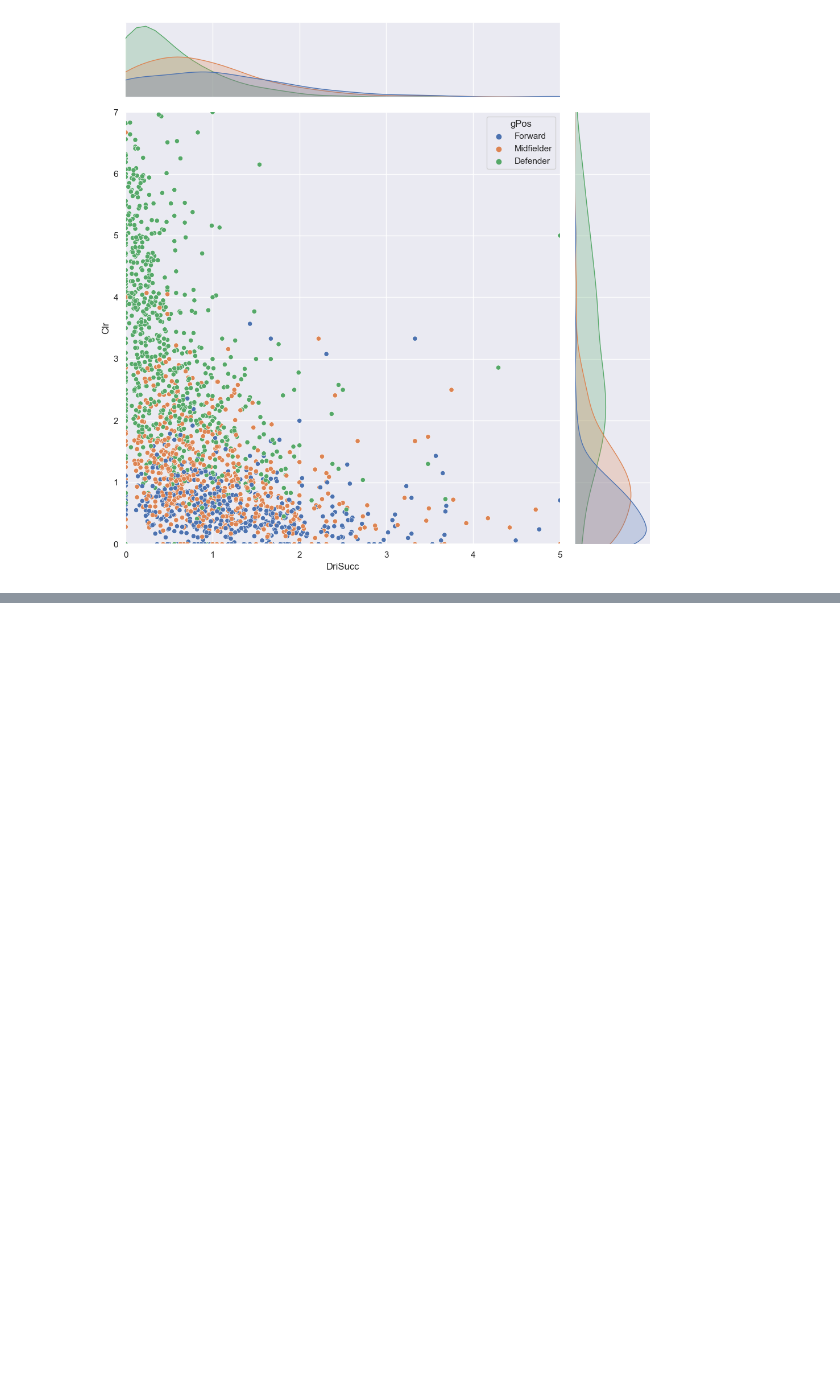
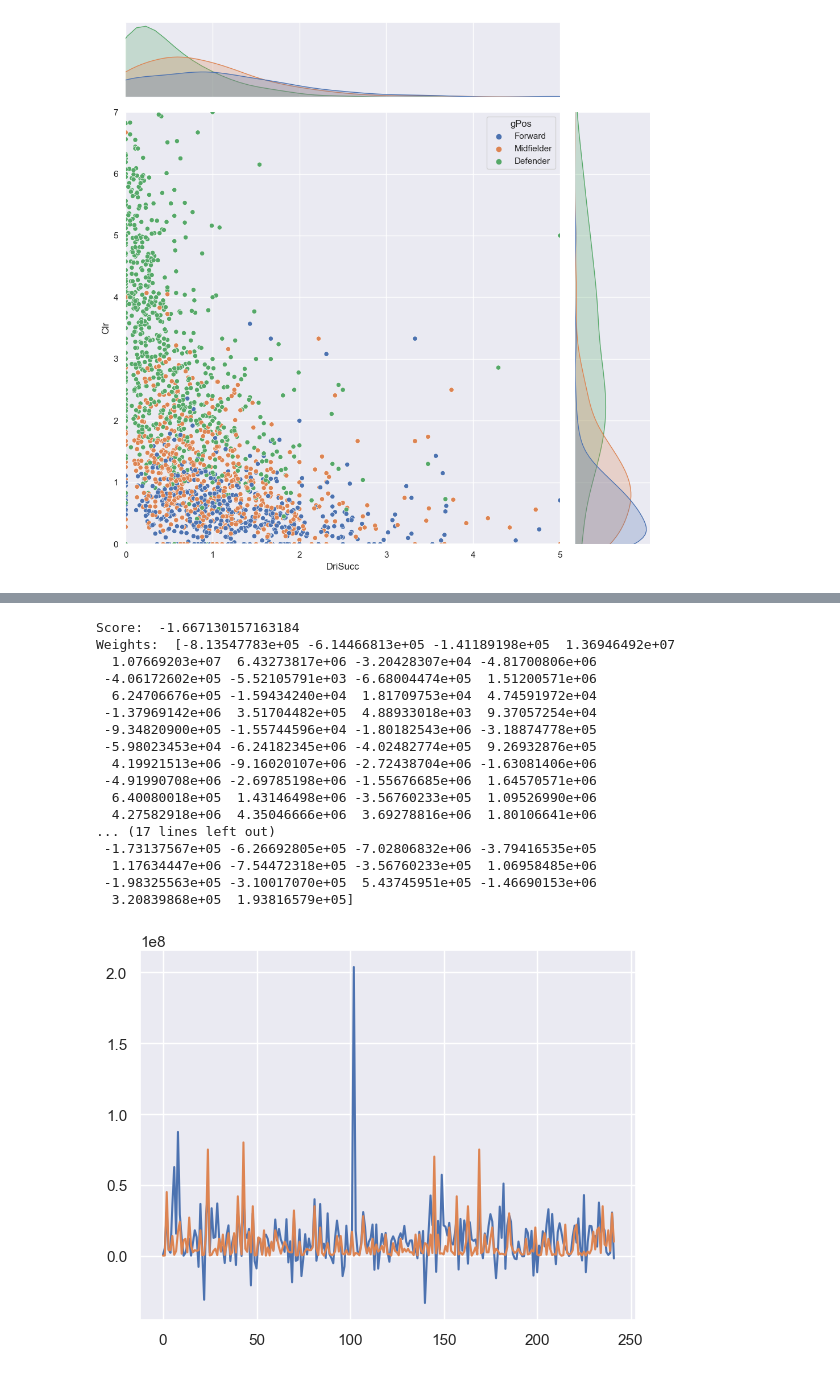
Before and after one commit to ludviglundgrens/SC1015_project, a Jupyter notebook: merge_data.ipynb, the cells around one changed output, grey strips where cells are left out. Drawn from its saved outputs; the diff is of its cells as text; code cells hidden in the pictures; blank space fills up the shorter version.

```diff
--- a/merge_data.ipynb
+++ b/merge_data.ipynb
@@ -158,0 +213,29 @@ sb.jointplot(data=noGK,
+# %%
+from sklearn import linear_model
+reg = linear_model.Ridge (alpha = .5)
+reg.fit(X_train, Y_train)
+print('Score: ', reg.score(X_test, Y_test))
+print('Weights: ', reg.coef_)
+
+plt.plot(reg.predict(X_test))
+plt.plot(Y_test)
+plt.show()
+# %% [output]
+Score:  -1.667130157163184
+Weights:  [-8.13547783e+05 -6.14466813e+05 -1.41189198e+05  1.36946492e+07
+  1.07669203e+07  6.43273817e+06 -3.20428307e+04 -4.81700806e+06
+ -4.06172602e+05 -5.52105791e+03 -6.68004474e+05  1.51200571e+06
+  6.24706676e+05 -1.59434240e+04  1.81709753e+04  4.74591972e+04
+ -1.37969142e+06  3.51704482e+05  4.88933018e+03  9.37057254e+04
+ -9.34820900e+05 -1.55744596e+04 -1.80182543e+06 -3.18874778e+05
+ -5.98023453e+04 -6.24182345e+06 -4.02482774e+05  9.26932876e+05
+  4.19921513e+06 -9.16020107e+06 -2.72438704e+06 -1.63081406e+06
+ -4.91990708e+06 -2.69785198e+06 -1.55676685e+06  1.64570571e+06
+  6.40080018e+05  1.43146498e+06 -3.56760233e+05  1.09526990e+06
+  4.27582918e+06  4.35046666e+06  3.69278816e+06  1.80106641e+06
+... (17 lines left out)
+ -1.73137567e+05 -6.26692805e+05 -7.02806832e+06 -3.79416535e+05
+  1.17634447e+06 -7.54472318e+05 -3.56760233e+05  1.06958485e+06
+ -1.98325563e+05 -3.10017070e+05  5.43745951e+05 -1.46690153e+06
+  3.20839868e+05  1.93816579e+05]
+[figure, added]
```
Also changed, not shown: parts of 3 cells of this notebook.
